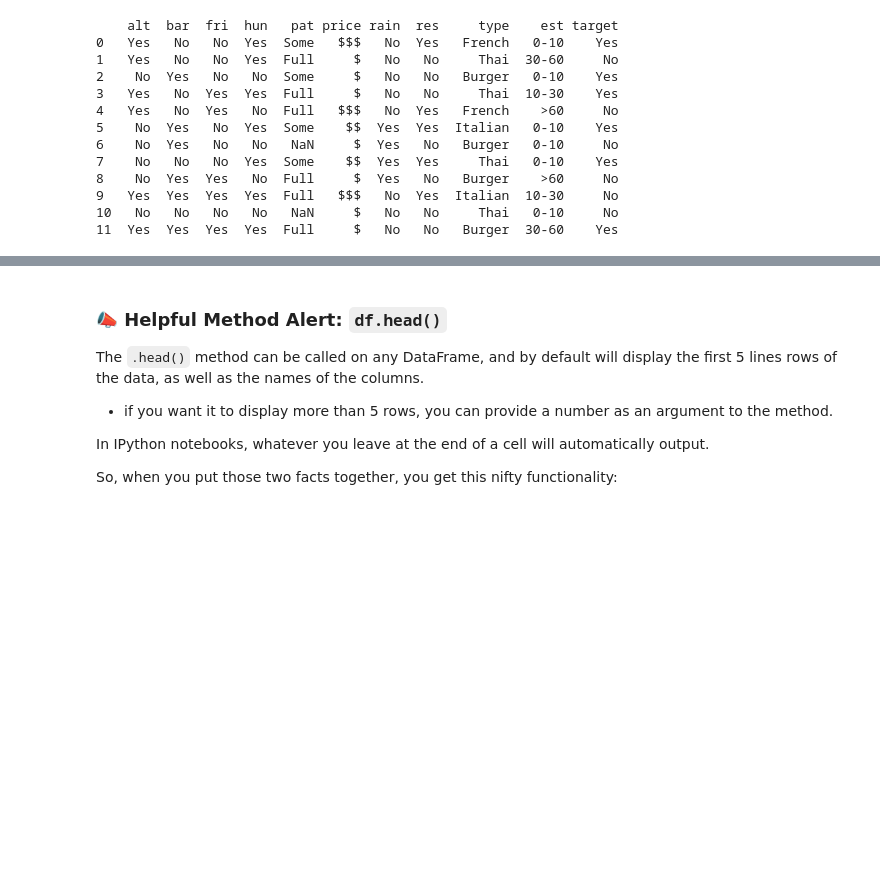
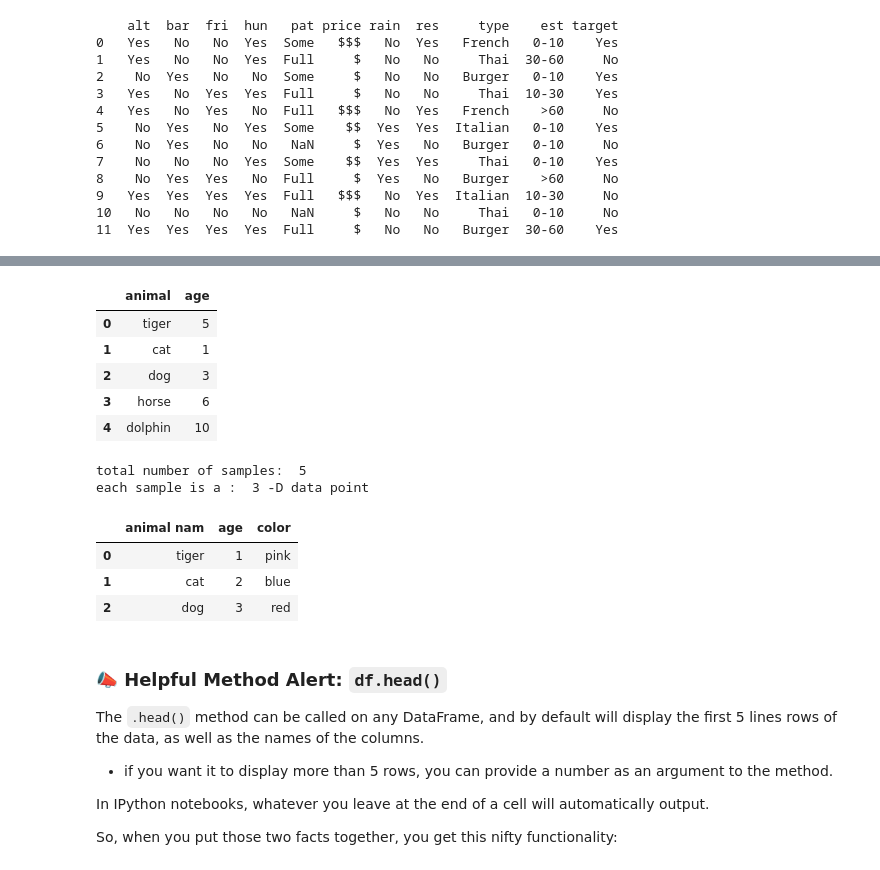
Before and after one commit to alimoorreza/CS167-fall24-notes, a Jupyter notebook: Day02_Pandas_Tutorial.ipynb, the cells around one changed output, grey strips where cells are left out. Cells and saved outputs as stored; diff of their text form; code cells hidden in the pictures; blank space fills up the shorter version.

```diff
--- a/Day02_Pandas_Tutorial.ipynb
+++ b/Day02_Pandas_Tutorial.ipynb
@@ -78,3 +127,33 @@ print(df_rest)
+# %%
+data_2d_list = [["tiger", 5], ["cat", 1], ["dog", 3], ["horse", 6], ["dolphin", 10]]
+df_2d = pd.DataFrame(data_2d_list, columns=["animal", "age"])
+df_2d.head()
+# %% [output]
+|  | animal | age |
+| 0 | tiger | 5 |
+| 1 | cat | 1 |
+| 2 | dog | 3 |
+| 3 | horse | 6 |
+| 4 | dolphin | 10 |
+# %%
+data_2d_list = [["tiger", 5, "orange"], ["cat", 1, "white"], ["dog", 3, "black"], ["horse", 6, "brown"], ["dolphin", 10, "black/white"]]
+df_2d = pd.DataFrame(data_2d_list, columns=["animal", "age", "color"])
+df_2d.head()
+print("total number of samples: ", df_2d.shape[0])
+print("each sample is a : ", df_2d.shape[1], "-D data point")
+# %% [output]
+total number of samples:  5
+each sample is a :  3 -D data point
+# %%
+data_dict = {"animal nam":["tiger", "cat", "dog"], "age":[1,2,3], "color":["pink", "blue", "red"]}
+df_dict = pd.DataFrame(data_dict)
+df_dict.head()
+#print("total number of samples: ", df_2d.shape[0])
+# %% [output]
+|  | animal nam | age | color |
+| 0 | tiger | 1 | pink |
+| 1 | cat | 2 | blue |
+| 2 | dog | 3 | red |
 # %% [markdown]
 ### 📣 Helpful Method Alert: `df.head()`
 
```
Also changed, not shown: parts of 38 cells of this notebook.
